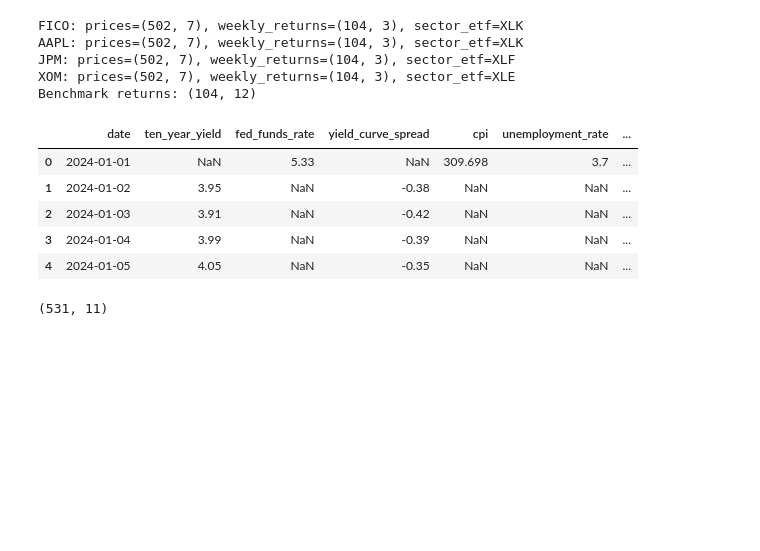
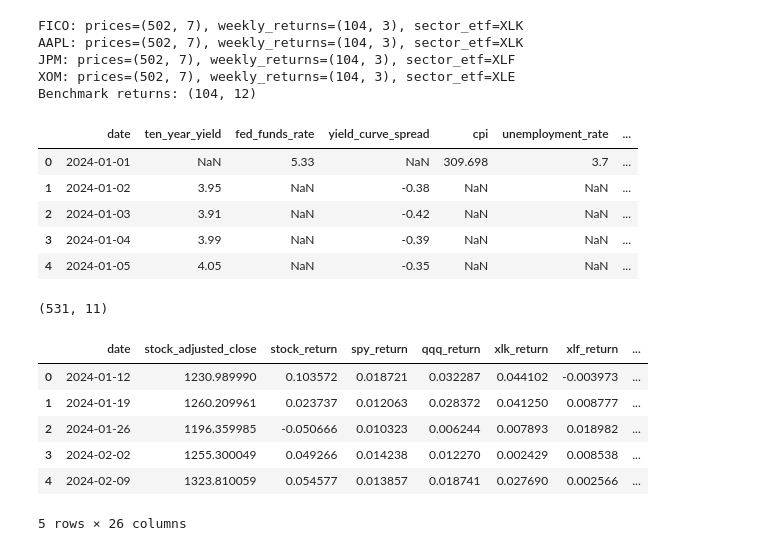
Before and after one commit to Jacob-Habte/macrosense-equity-attribution, a Jupyter notebook: notebooks/01_data_test.ipynb, the cells around one changed output. Saved outputs shown, nothing was run; the diff lists cells and outputs as text; code cells hidden in the pictures; blank space fills up the shorter version.

```diff
--- a/notebooks/01_data_test.ipynb
+++ b/notebooks/01_data_test.ipynb
@@ -329,3 +329,21 @@ macro_data.shape
 (531, 11)
 # %%
 macro_data.to_csv("../data/raw_macro_full.csv", index=False)
+# %%
+import sys
+
+sys.path.append("../src")
+
+from data_pipeline import merge_stock_macro_data
+
+merged_fico = merge_stock_macro_data("FICO", "2024-01-01", "2026-01-01")
+
+merged_fico.head()
+# %% [output]
+|  | date | stock_adjusted_close | stock_return | spy_return | qqq_return | xlk_return | xlf_return | ... |
+| 0 | 2024-01-12 | 1230.989990 | 0.103572 | 0.018721 | 0.032287 | 0.044102 | -0.003973 | ... |
+| 1 | 2024-01-19 | 1260.209961 | 0.023737 | 0.012063 | 0.028372 | 0.041250 | 0.008777 | ... |
+| 2 | 2024-01-26 | 1196.359985 | -0.050666 | 0.010323 | 0.006244 | 0.007893 | 0.018982 | ... |
+| 3 | 2024-02-02 | 1255.300049 | 0.049266 | 0.014238 | 0.012270 | 0.002429 | 0.008538 | ... |
+| 4 | 2024-02-09 | 1323.810059 | 0.054577 | 0.013857 | 0.018741 | 0.027690 | 0.002566 | ... |
+5 rows × 26 columns
```
Also changed, not shown: parts of 31 cells of this notebook, 9 other files.
